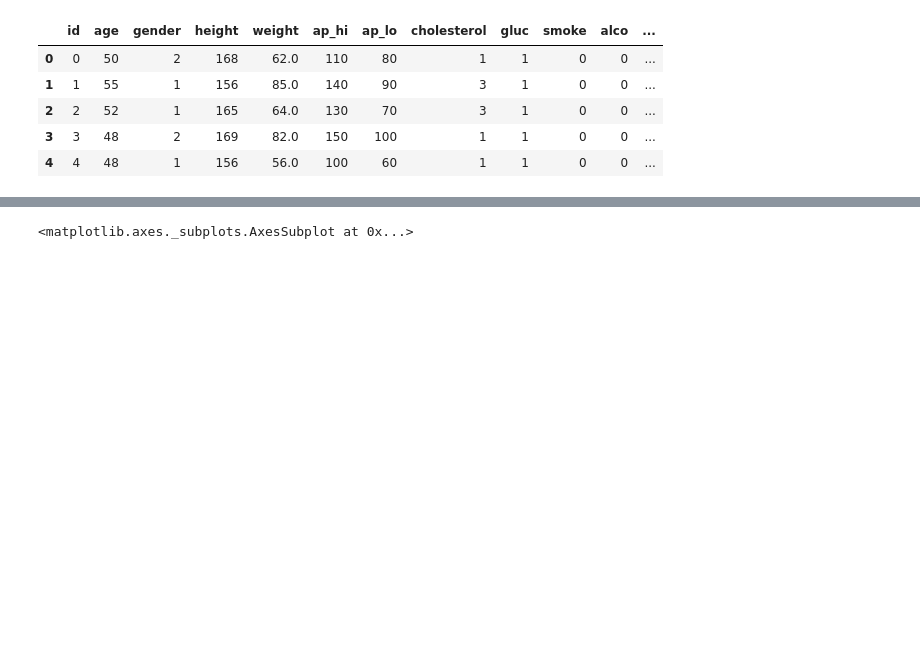
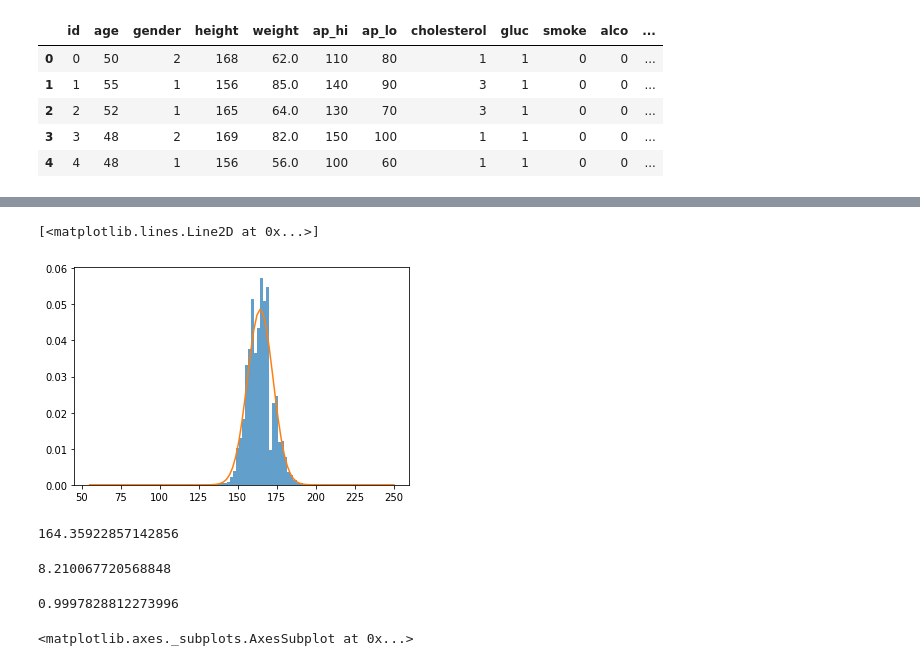
Before and after one commit to Dai0704/DSC180B, a Jupyter notebook: markdown/eda_and_model.ipynb, the cells around one changed output, grey strips where cells are left out. Saved outputs shown, nothing was run; the diff lists cells and outputs as text; code cells hidden in the pictures; blank space fills up the shorter version.

```diff
--- a/markdown/eda_and_model.ipynb
+++ b/markdown/eda_and_model.ipynb
@@ -83,0 +73,2 @@ df.describe()
+# %%
+height = df['height']
@@ -83,0 +102,16 @@ df.describe()
+# %%
+_,bins,_ = plt.hist(height,100,density=1,alpha=0.7)
+mu,sigma = norm.fit(height)
+normal_line = norm.pdf(bins,mu,sigma)
+plt.plot(bins,normal_line)
+# %% [output]
+[<matplotlib.lines.Line2D at 0x...>]
+[figure, added]
+# %%
+mu
+# %% [output]
+164.35922857142856
+# %%
+sigma
+# %% [output]
+8.210067720568848
@@ -83,0 +120,5 @@ df.describe()
+# %%
+p0 = np.exp(np.mean(np.log(y)-np.log(f0)))
+p0
+# %% [output]
+0.9997828812273996
```
Also changed, not shown: parts of 8 cells of this notebook, 24 other files.
